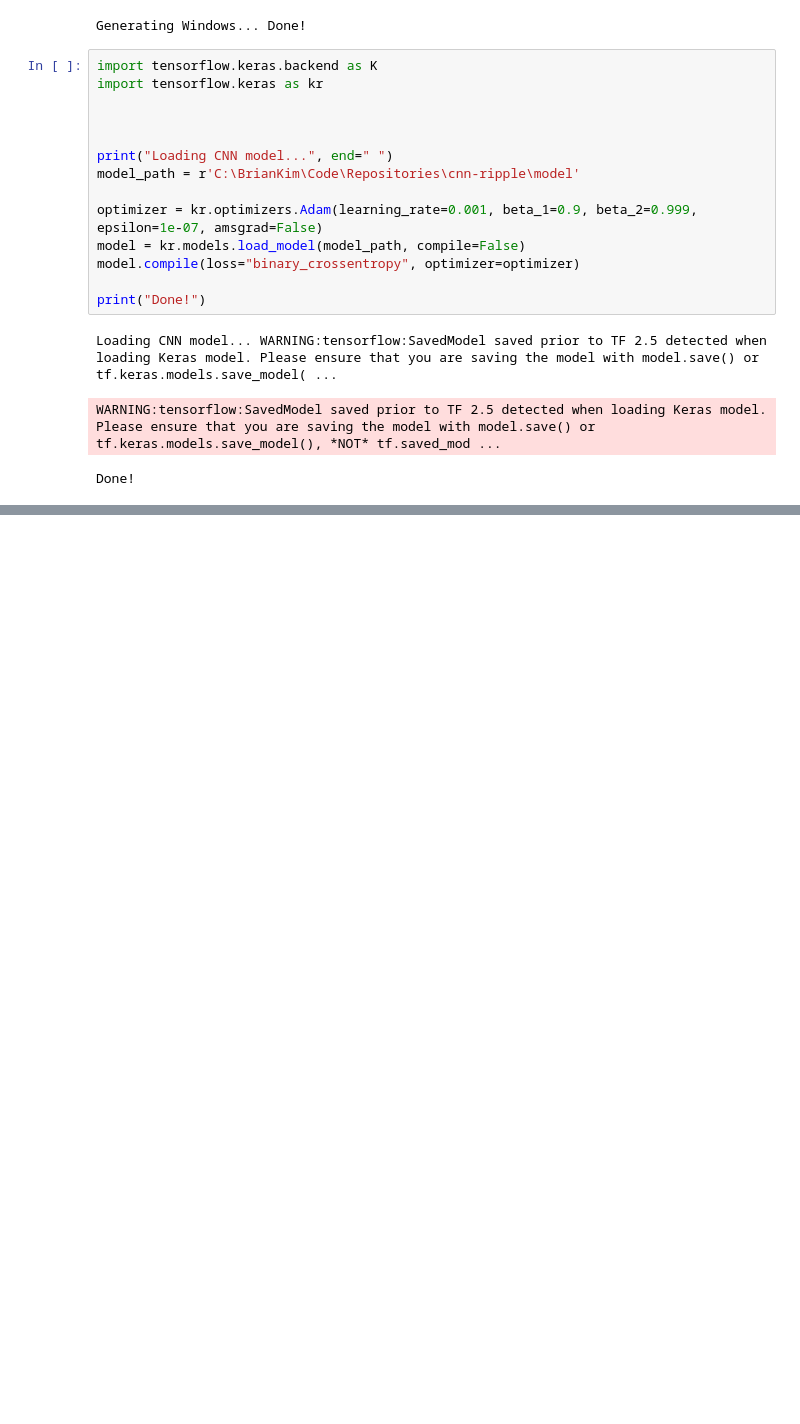
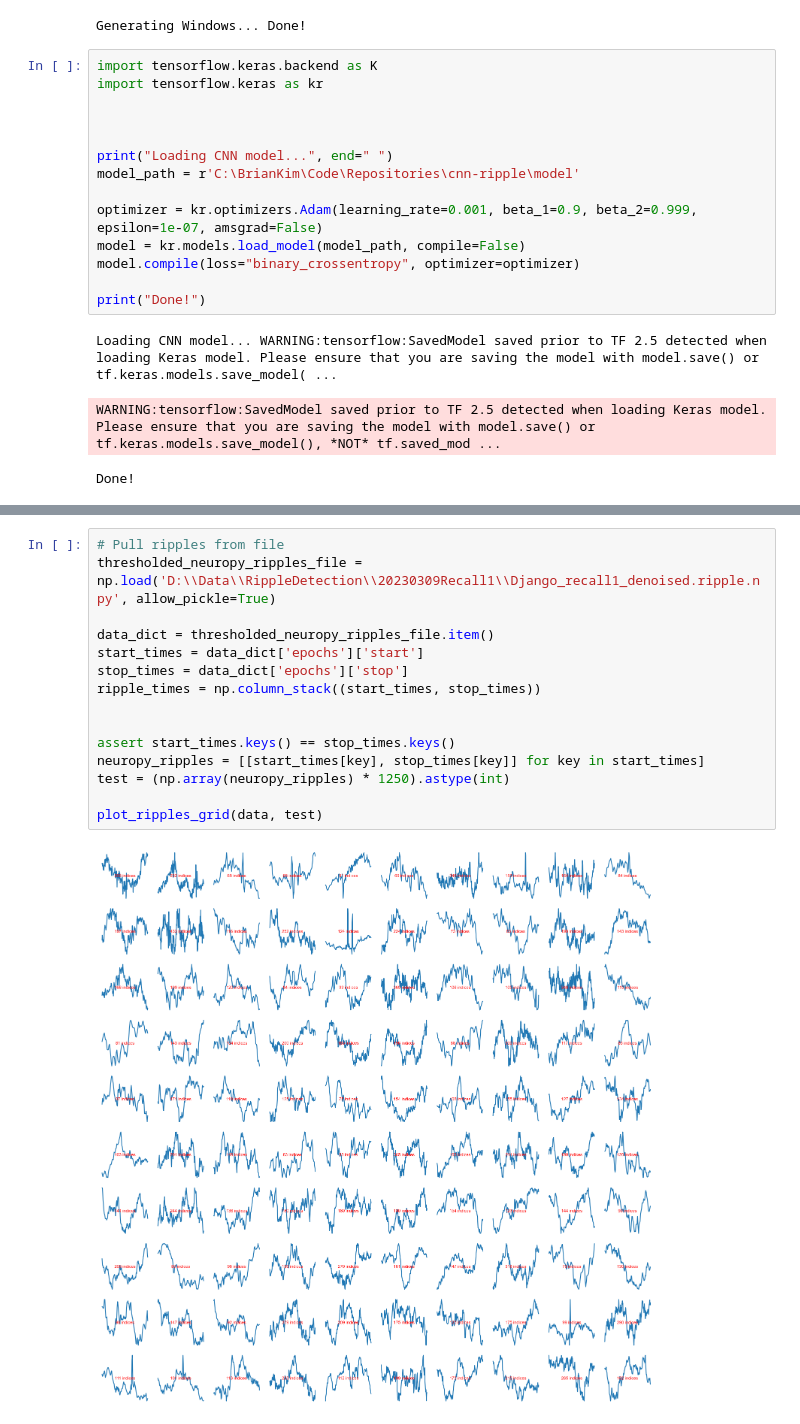
Before and after one commit to kimqi/RipplesAreCool, a Jupyter notebook: CNNRipples.ipynb, the cells around one changed output, grey strips where cells are left out. Cells and saved outputs as stored; diff of their text form; blank space fills up the shorter version.

```diff
--- a/CNNRipples.ipynb
+++ b/CNNRipples.ipynb
@@ -276,0 +380,17 @@ art_epochs
+# %%
+# Pull ripples from file
+thresholded_neuropy_ripples_file = np.load('D:\\Data\\RippleDetection\\20230309Recall1\\Django_recall1_denoised.ripple.npy', allow_pickle=True)
+
+data_dict = thresholded_neuropy_ripples_file.item()
+start_times = data_dict['epochs']['start']
+stop_times = data_dict['epochs']['stop']
+ripple_times = np.column_stack((start_times, stop_times))
+
+
+assert start_times.keys() == stop_times.keys()
+neuropy_ripples = [[start_times[key], stop_times[key]] for key in start_times]
+test = (np.array(neuropy_ripples) * 1250).astype(int)
+
+plot_ripples_grid(data, test)
+# %% [output]
+[figure, added]
```
Also changed, not shown: parts of 15 cells of this notebook, 2 other files.
